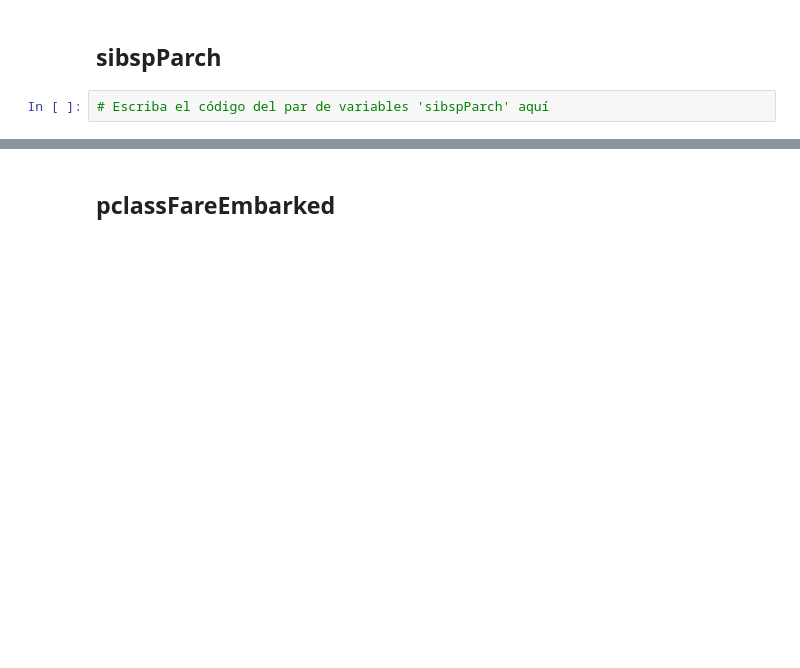
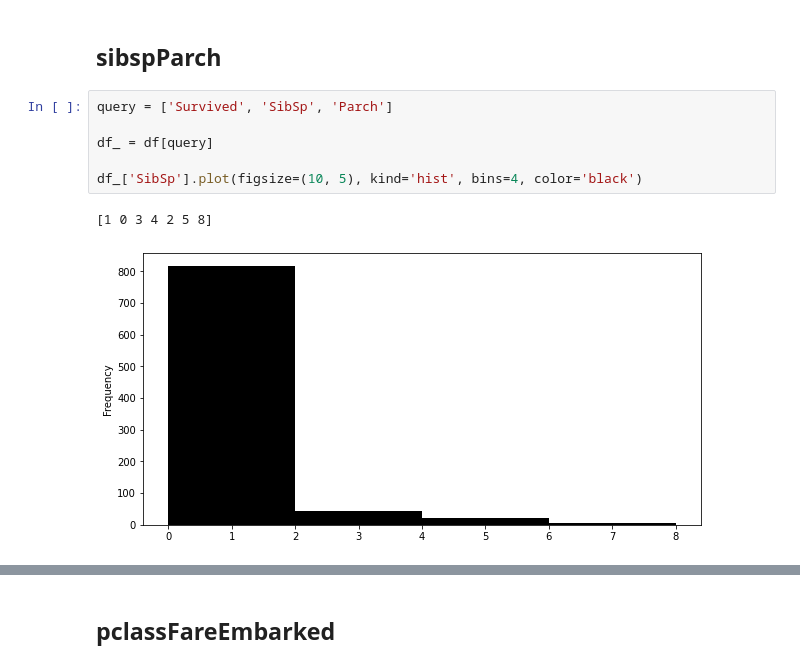
Before and after one commit to juancn95/saturdaysAI_titanic_challenge, a Jupyter notebook: SaturdaysAI_titanic_challenge.ipynb, the cells around one changed output, grey strips where cells are left out. Drawn from its saved outputs; the diff is of its cells as text; blank space fills up the shorter version.

Commit message:
#Parch

```diff
--- a/SaturdaysAI_titanic_challenge.ipynb
+++ b/SaturdaysAI_titanic_challenge.ipynb
@@ -103,5 +121,12 @@ df.head(5)
 # Escriba el código del par de variables 'sexAge' aquí
 # %% [markdown]
 ## **sibspParch**
-# %%
-# Escriba el código del par de variables 'sibspParch' aquí
+# %%
+query = ['Survived', 'SibSp', 'Parch']
+
+df_ = df[query]
+
+df_['SibSp'].plot(figsize=(10, 5), kind='hist', bins=4, color='black')
+# %% [output]
+[1 0 3 4 2 5 8]
+[figure, added]
```
Also changed, not shown: parts of 14 cells of this notebook.
